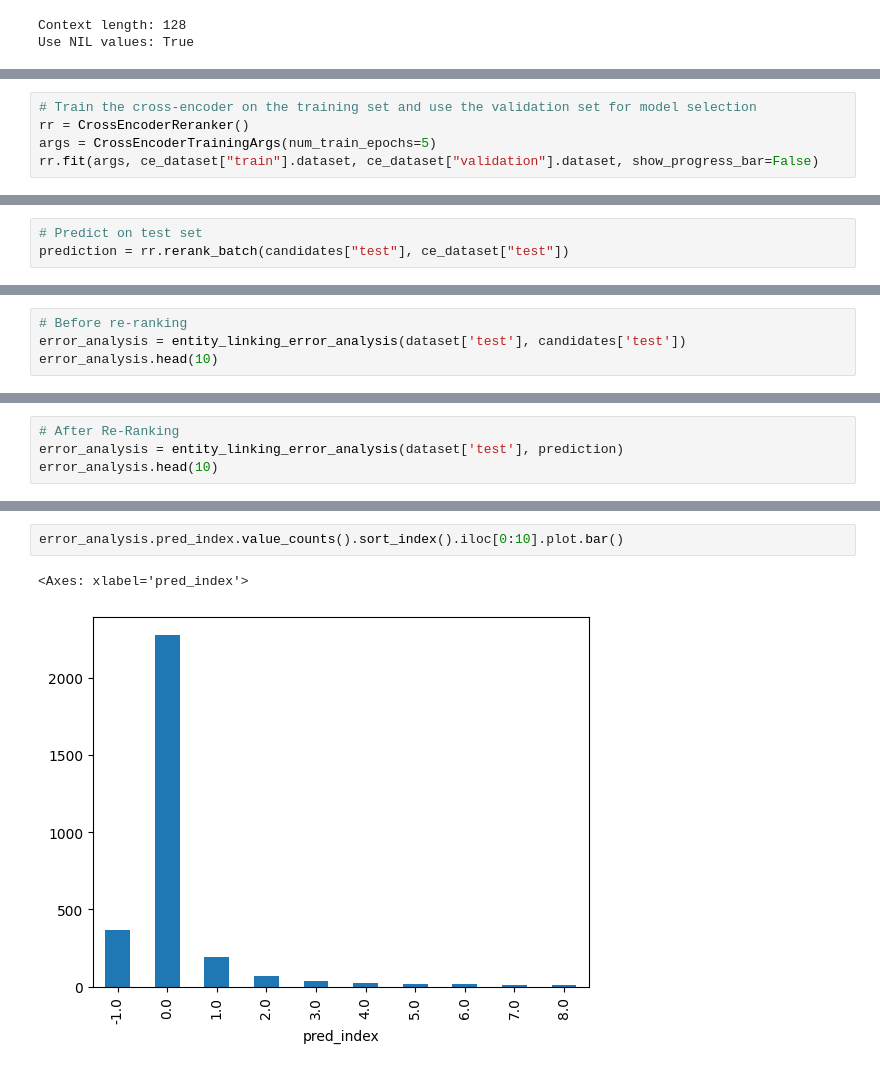
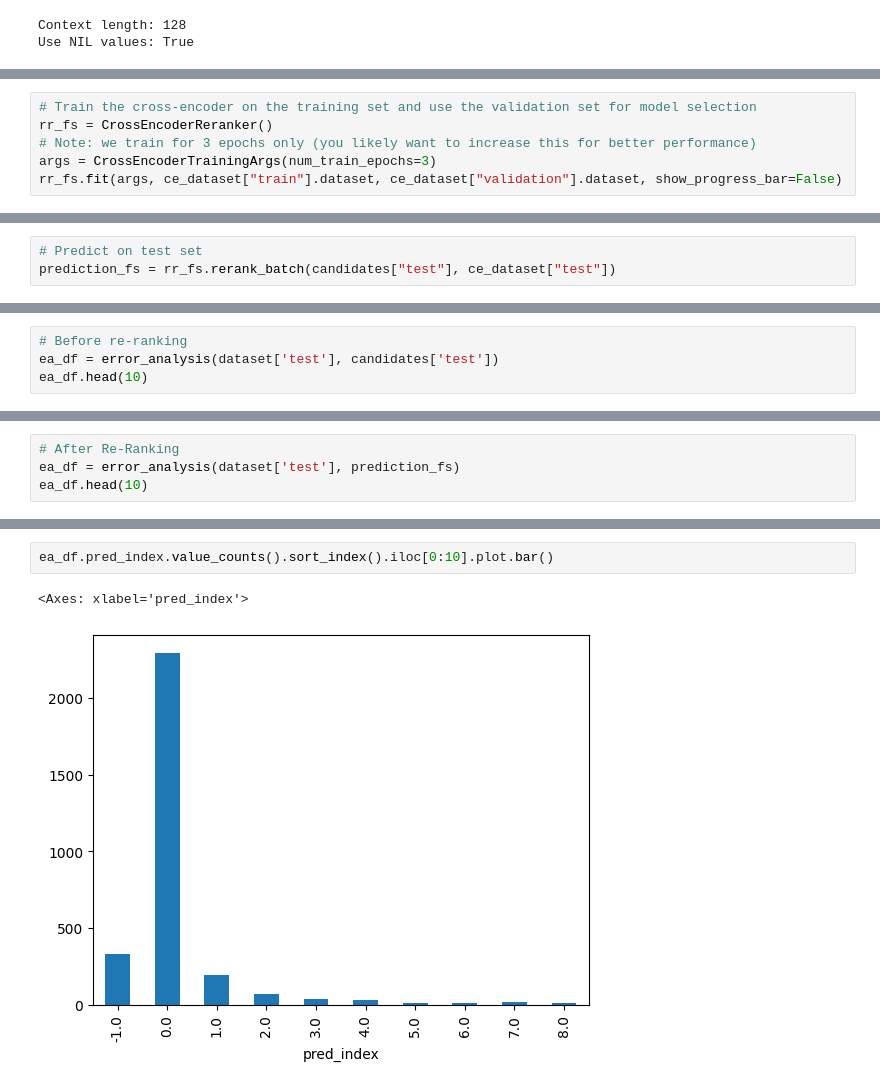
Before and after one commit to hpi-dhc/xmen, a Jupyter notebook: notebooks/00_Getting_Started.ipynb, the cells around one changed output, grey strips where cells are left out. Drawn from its saved outputs; the diff is of its cells as text.

```diff
--- a/notebooks/00_Getting_Started.ipynb
+++ b/notebooks/00_Getting_Started.ipynb
@@ -105,7 +126,8 @@ Use NIL values: True
 # %%
 # Train the cross-encoder on the training set and use the validation set for model selection
-rr = CrossEncoderReranker()
-args = CrossEncoderTrainingArgs(num_train_epochs=5)
-rr.fit(args, ce_dataset["train"].dataset, ce_dataset["validation"].dataset, show_progress_bar=False)
+rr_fs = CrossEncoderReranker()
+# Note: we train for 3 epochs only (you likely want to increase this for better performance)
+args = CrossEncoderTrainingArgs(num_train_epochs=3)
+rr_fs.fit(args, ce_dataset["train"].dataset, ce_dataset["validation"].dataset, show_progress_bar=False)
 # %% [output]
 model_name := bert-base-multilingual-cased
@@ -142,3 +165,3 @@ You should probably TRAIN this model on a down-stream task to be able to use it
 # %%
 # Predict on test set
-prediction = rr.rerank_batch(candidates["test"], ce_dataset["test"])
+prediction_fs = rr_fs.rerank_batch(candidates["test"], ce_dataset["test"])
@@ -187,5 +215,5 @@ To gain more insights into the ranking errors (and potential NER errors, which d
 # %%
 # Before re-ranking
-error_analysis = entity_linking_error_analysis(dataset['test'], candidates['test'])
-error_analysis.head(10)
+ea_df = error_analysis(dataset['test'], candidates['test'])
+ea_df.head(10)
 # %% [output]
@@ -203,5 +231,5 @@ error_analysis.head(10)
 # %%
 # After Re-Ranking
-error_analysis = entity_linking_error_analysis(dataset['test'], prediction)
-error_analysis.head(10)
+ea_df = error_analysis(dataset['test'], prediction_fs)
+ea_df.head(10)
 # %% [output]
@@ -219,5 +247,5 @@ error_analysis.head(10)
 # %%
-error_analysis.pred_index.value_counts().sort_index().iloc[0:10].plot.bar()
+ea_df.pred_index.value_counts().sort_index().iloc[0:10].plot.bar()
 # %% [output]
 <Axes: xlabel='pred_index'>
-[figure, old version]
+[figure, new version]
```
Also changed, not shown: parts of 22 cells of this notebook, 1 other file.
